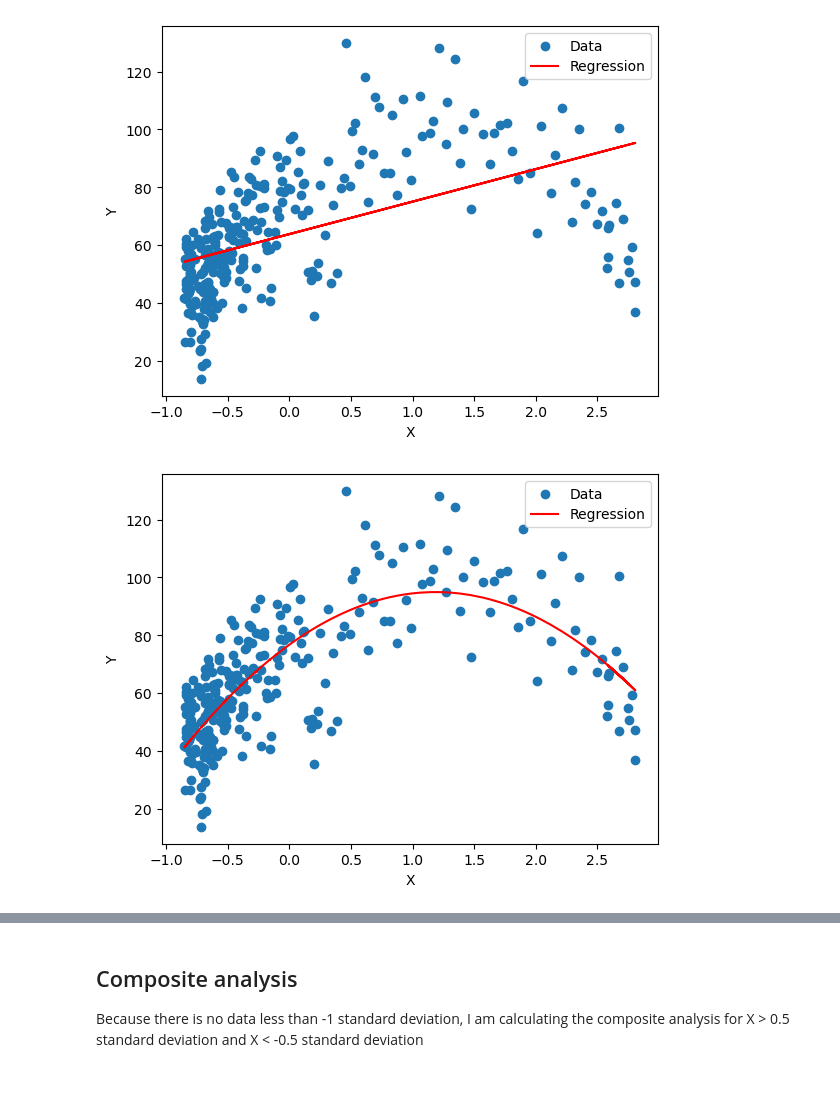
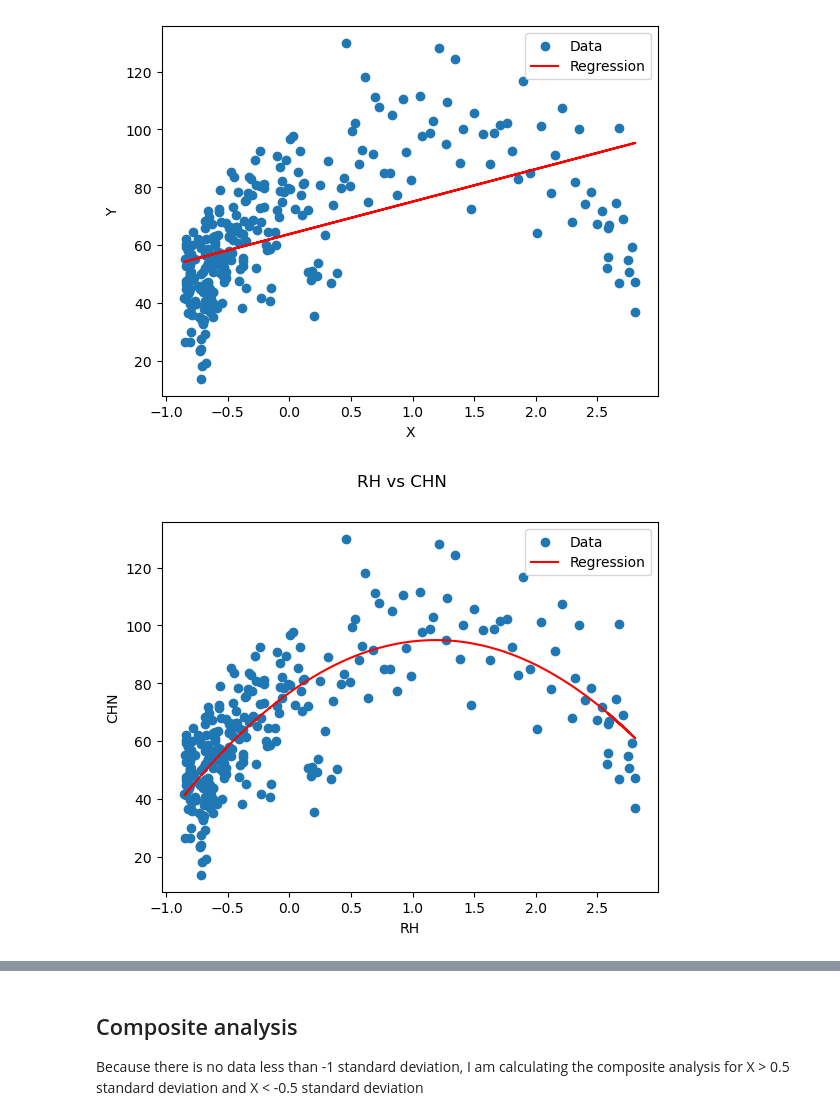
Before and after one commit to masoud-akbarzadeh/Objective_analysis_HW, a Jupyter notebook: hw3_Obj_A/hw3_pr2_obj_a.ipynb, the cells around one changed output, grey strips where cells are left out. Drawn from its saved outputs; the diff is of its cells as text; code cells hidden in the pictures; blank space fills up the shorter version.

```diff
--- a/hw3_Obj_A/hw3_pr2_obj_a.ipynb
+++ b/hw3_Obj_A/hw3_pr2_obj_a.ipynb
@@ -154,10 +155,13 @@ regression_2 = np.polyfit(X, Y, 2)
 # %%
 # plotting the data
 plt.scatter(X, Y, label='Data')
 plt.plot(X, regression_2[0] * X**2 + regression_2[1] * X + regression_2[2], color='red', label='Regression')
-plt.xlabel('X')
-plt.ylabel('Y')
+plt.xlabel('RH')
+plt.ylabel('CHN')
+# suptitle is the title of the plot
+plt.suptitle('RH vs CHN')
 plt.legend()
+plt.savefig('RH_CHN_regression.png')
 plt.show()
 # %% [output]
-[figure, old version]
+[figure, new version]
```
Also changed, not shown: parts of 4 cells of this notebook, 2 other files.
